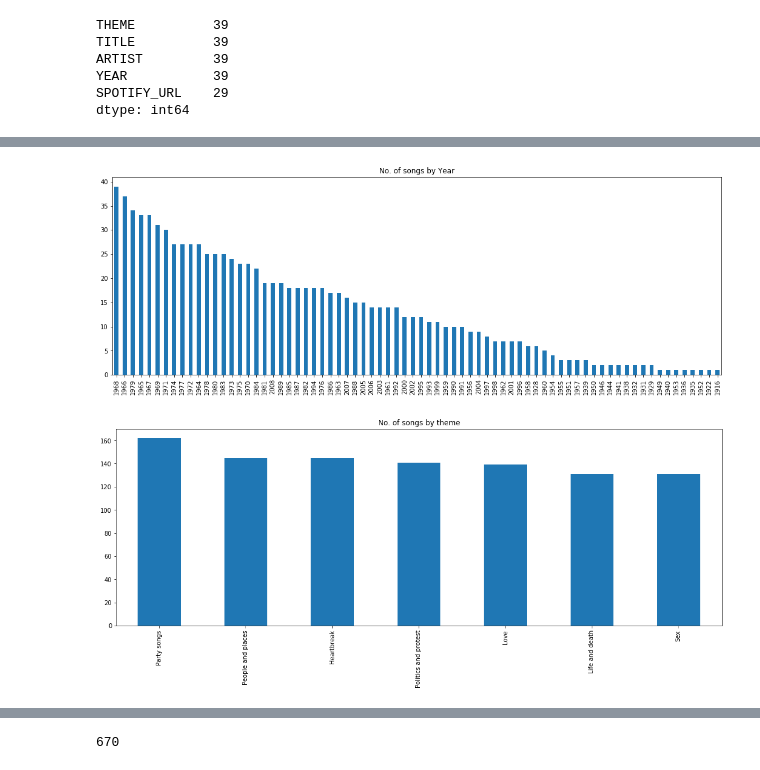
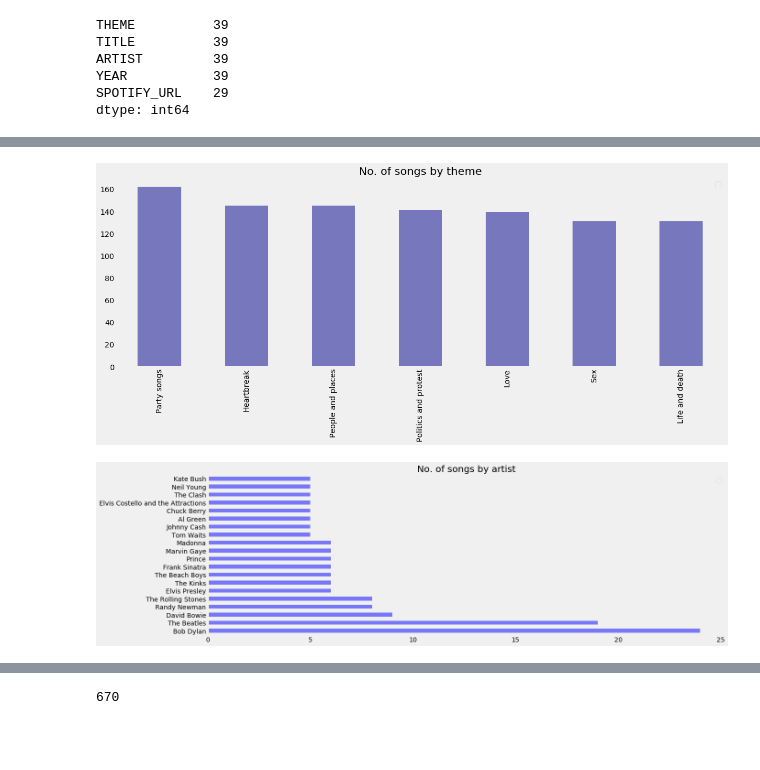
Before and after one commit to vishnuyar/songstolisten, a Jupyter notebook: songstolisten.ipynb, the cells around one changed output, grey strips where cells are left out. Cells and saved outputs as stored; diff of their text form; code cells hidden in the pictures; blank space fills up the shorter version.

```diff
--- a/songstolisten.ipynb
+++ b/songstolisten.ipynb
@@ -77,3 +77,14 @@ ARTIST         39
 YEAR           39
 SPOTIFY_URL    29
 dtype: int64
+# %%
+#Plotting Number of songs per year
+plt.style.use('fivethirtyeight')
+fig = plt.figure(figsize=(18,6),clear=True)
+ax = fig.subplots()
+data_df['YEAR'].value_counts().reset_index().sort_values('index').plot(kind='bar',x='index',y='YEAR',ax=ax,alpha=0.7)
+ax.set_title("No. of songs by Year");
+#ax.set(alpha=0.9,facecolor='grey')
+ax.legend("")
+ax.set_xlabel("")
+ax.grid(False)
@@ -80,16 +93,22 @@ dtype: int64
 # %%
-#Plotting Number of songs per year
+#Plotting Number of themes per year
 fig = plt.figure(figsize=(18,6),clear=True)
 ax = fig.subplots()
-data_df['YEAR'].value_counts().plot(kind='bar',ax=ax)
-ax.set_title("No. of songs by Year");
+data_df['THEME'].value_counts().plot(kind='bar',ax=ax,color='darkblue',alpha=0.5)
+ax.set_title("No. of songs by theme");
+ax.legend("")
+ax.set_xlabel("")
+ax.grid(False)
 # %% [output]
-[figure, old version]
+[figure, new version]
 # %%
-#Plotting Number of themes per year
+#Plotting Top 20 artists per songs
 fig = plt.figure(figsize=(18,6),clear=True)
 ax = fig.subplots()
-data_df['THEME'].value_counts().plot(kind='bar',ax=ax)
-ax.set_title("No. of songs by theme");
+data_df['ARTIST'].value_counts().sort_values(ascending=False)[:20].plot(kind='barh',ax=ax,color='blue',alpha=0.5)
+ax.set_title("No. of songs by artist");
+ax.legend("")
+ax.set_xlabel("")
+ax.grid(False)
 # %% [output]
-[figure, old version]
+[figure, new version]
```
Also changed, not shown: parts of 3 cells of this notebook.
